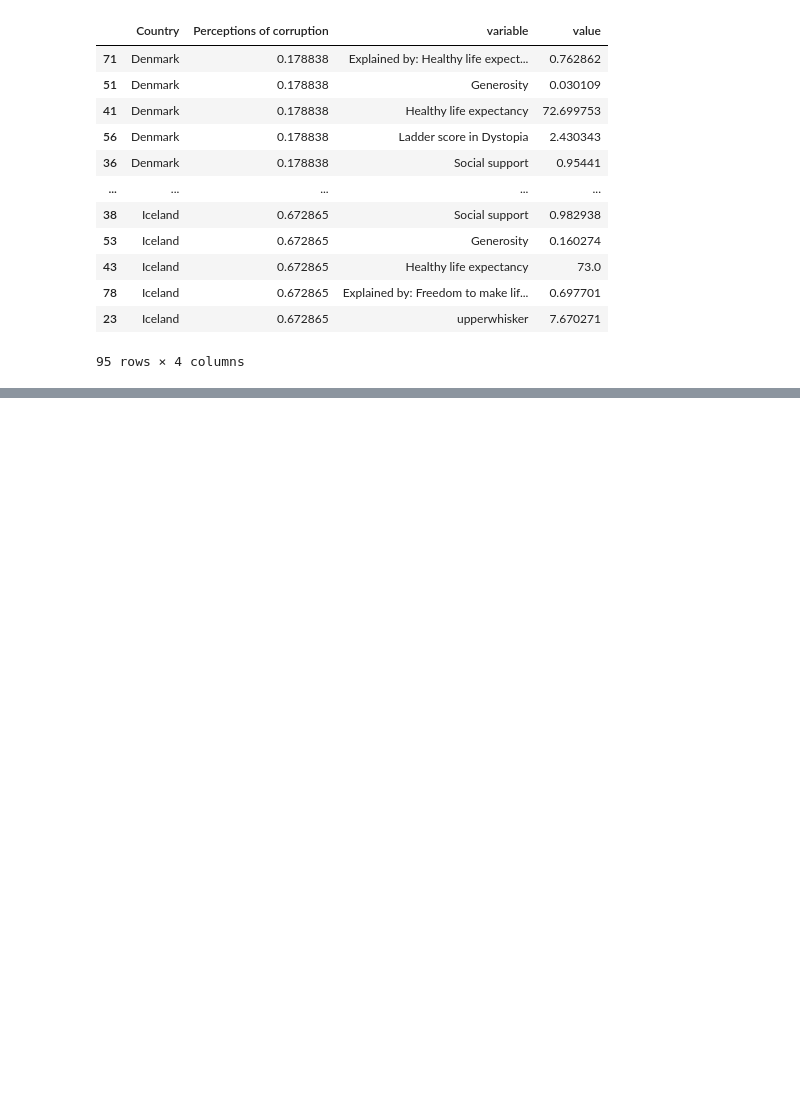
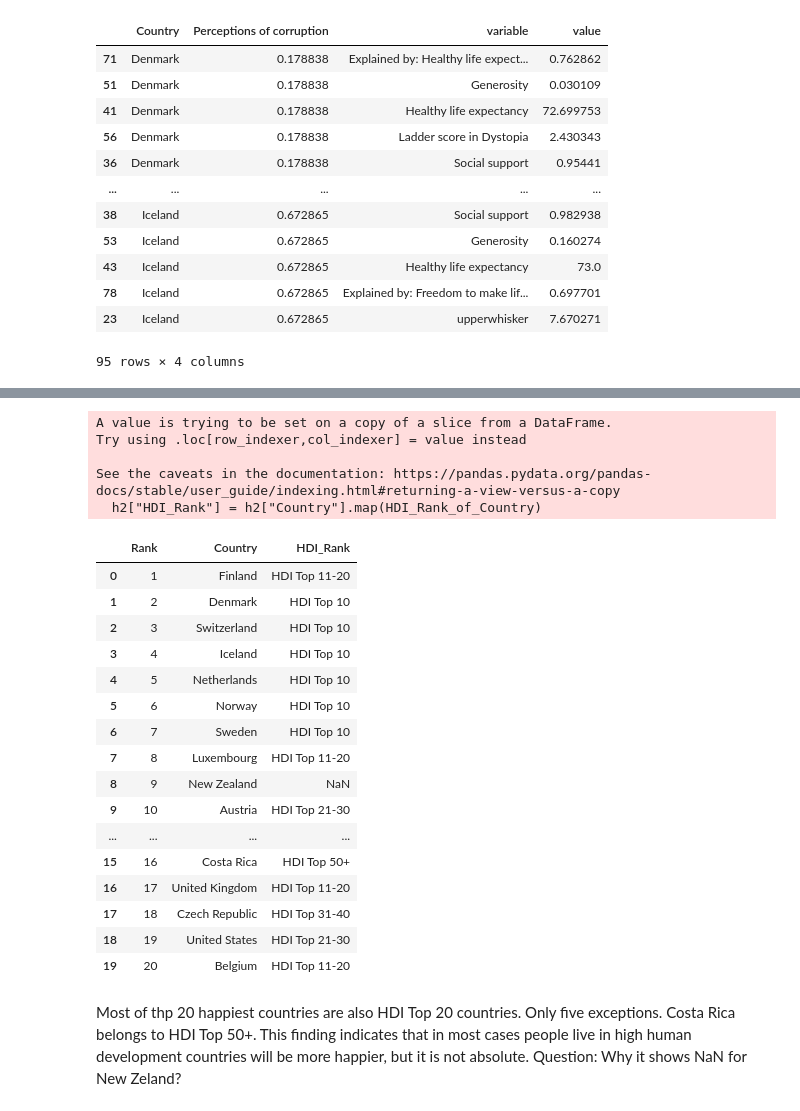
Before and after one commit to XiaoLiang28/Datamanagement, a Jupyter notebook: PS4.ipynb, the cells around one changed output, grey strips where cells are left out. Saved outputs shown, nothing was run; the diff lists cells and outputs as text; code cells hidden in the pictures; blank space fills up the shorter version.

```diff
--- a/PS4.ipynb
+++ b/PS4.ipynb
@@ -368,0 +326,3 @@ h1Melt.sort_values('Perceptions of corruption')
+# %%
+h2=h2[['Rank','Country']]
+h2
@@ -368,0 +347,50 @@ h1Melt.sort_values('Perceptions of corruption')
+# %%
+HDI_Rank_of_Country = {
+ "Finland": "HDI Top 11-20",
+ "Denmark": "HDI Top 10",
+ "Switzerland": "HDI Top 10",
+ "Iceland": "HDI Top 10",
+ "Netherlands": "HDI Top 10",
+ "Norway": "HDI Top 10",
+ "Sweden": "HDI Top 10",
+ "Luxembourg": "HDI Top 11-20",
+ "New Zeland": "HDI Top 11-20",
+ "Austria": "HDI Top 21-30",
+ "Australia": "HDI Top 10",
+ "Israel": "HDI Top 21-30",
+ "Germany": "HDI Top 10",
+ "Canada": "HDI Top 11-20",
+ "Ireland": "HDI Top 10",
+ "Costa Rica": "HDI Top 50+",
+ "United Kingdom": "HDI Top 11-20",
+ "Czech Republic": "HDI Top 31-40",
+ "United States": "HDI Top 21-30",
+ "Belgium": "HDI Top 11-20"}
+h2["HDI_Rank"] = h2["Country"].map(HDI_Rank_of_Country)
+h2
+# %% [output]
+A value is trying to be set on a copy of a slice from a DataFrame.
+Try using .loc[row_indexer,col_indexer] = value instead
+
+See the caveats in the documentation: https://pandas.pydata.org/pandas-docs/stable/user_guide/indexing.html#returning-a-view-versus-a-copy
+  h2["HDI_Rank"] = h2["Country"].map(HDI_Rank_of_Country)
+|  | Rank | Country | HDI_Rank |
+| 0 | 1 | Finland | HDI Top 11-20 |
+| 1 | 2 | Denmark | HDI Top 10 |
+| 2 | 3 | Switzerland | HDI Top 10 |
+| 3 | 4 | Iceland | HDI Top 10 |
+| 4 | 5 | Netherlands | HDI Top 10 |
+| 5 | 6 | Norway | HDI Top 10 |
+| 6 | 7 | Sweden | HDI Top 10 |
+| 7 | 8 | Luxembourg | HDI Top 11-20 |
+| 8 | 9 | New Zealand | NaN |
+| 9 | 10 | Austria | HDI Top 21-30 |
+| ... | ... | ... | ... |
+| 15 | 16 | Costa Rica | HDI Top 50+ |
+| 16 | 17 | United Kingdom | HDI Top 11-20 |
+| 17 | 18 | Czech Republic | HDI Top 31-40 |
+| 18 | 19 | United States | HDI Top 21-30 |
+| 19 | 20 | Belgium | HDI Top 11-20 |
+# %% [markdown]
+Most of thp 20 happiest countries are also HDI Top 20 countries. Only five exceptions. Costa Rica belongs to HDI Top 50+. This finding indicates that in most cases people live in high human development countries will be more happier, but it is not absolute.
+Question: Why it shows NaN for New Zeland?
```
Also changed, not shown: parts of 16 cells of this notebook.
